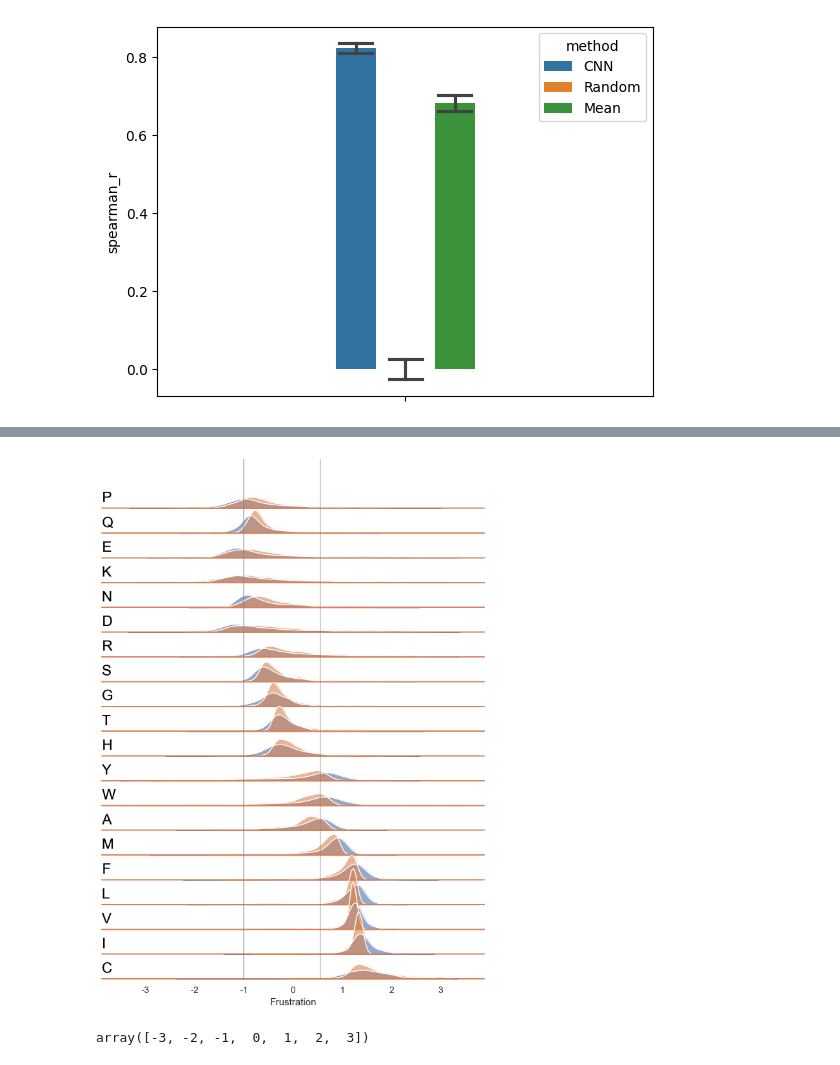
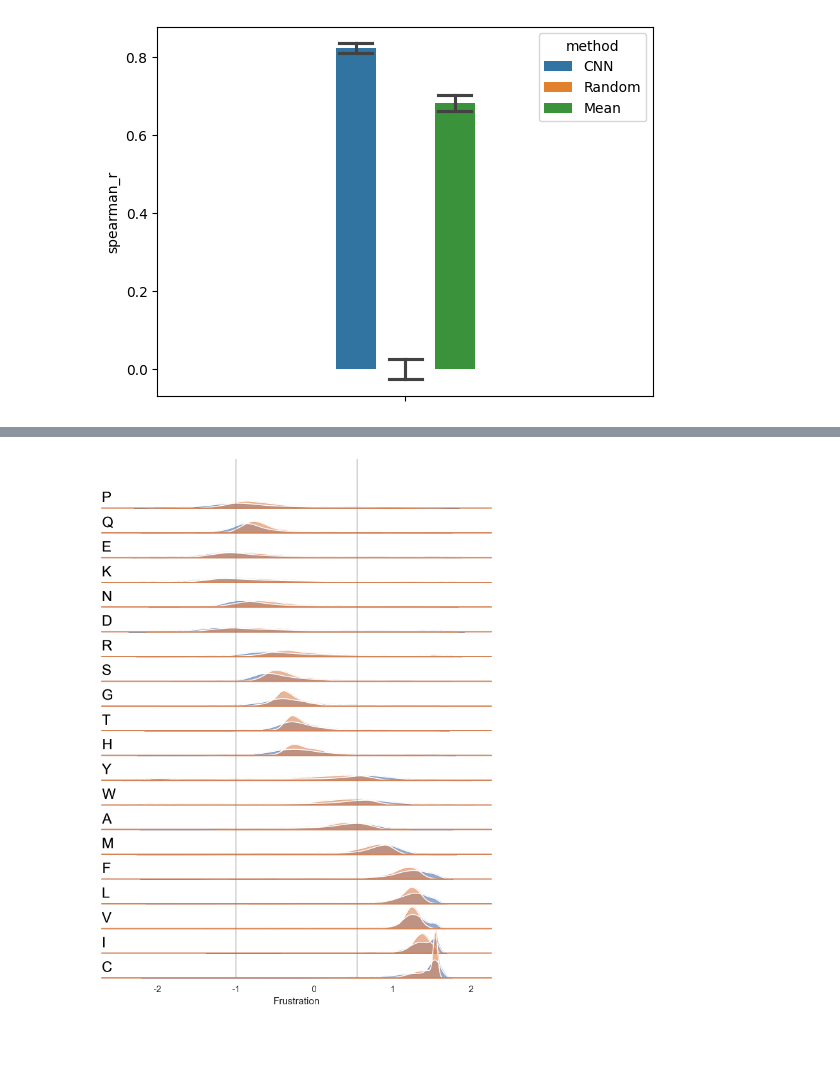
Before and after one commit to leuschjanphilipp/FrustrAI-Seq, a Jupyter notebook: notebooks/ev_mean_predictor.ipynb, the cells around one changed output, grey strips where cells are left out. Cells and saved outputs as stored; diff of their text form; code cells hidden in the pictures.

```diff
--- a/notebooks/ev_mean_predictor.ipynb
+++ b/notebooks/ev_mean_predictor.ipynb
@@ -276,8 +320,8 @@ sns.barplot(data=bootstrap_regr_df, hue="method", y="spearman_r", errorbar=("sd"
 # %%
-res_df = pd.DataFrame({"regr_pred": CNN_test["masked_regr_preds"],
-                       "true_reg": CNN_test["masked_regr_targets"],
-                       "cls_pred": CNN_test["masked_cls_preds"],
-                       "cls_target": CNN_test["masked_cls_targets"],
+res_df = pd.DataFrame({"regr_pred": test_set["masked_regr_preds"],
+                       "true_reg": test_set["masked_regr_targets"],
+                       "cls_pred": test_set["masked_cls_preds"],
+                       "cls_target": test_set["masked_cls_targets"],
                        "residue": masked_residues,
                        "mean_residue_frst": mean_regr_preds,
                        "majority_cls_preds": majority_cls_preds
@@ -405,11 +411,12 @@ reg_dict
 # %%
-sorted_residues = ['P','Q','E','K','N','D','R','S','G','T','H','Y','W','A','M','F','L','V','I','C']
+# custom order
+custom_order = ['P','Q','E','K','N','D','R','S','G','T','H','Y','W','A','M','F','L','V','I','C']
 # %%
 sns.set_theme(style="white", rc={"axes.facecolor": (0, 0, 0, 0)})
 # --- Order residues ---
-residues = ["G", "A", "V", "L", "I", "M", "F", "W", "P", "S",
-            "T", "C", "N", "Q", "Y", "D", "E", "K", "R", "H"]
-residues = sorted_residues
+#residues = ["G", "A", "V", "L", "I", "M", "F", "W", "P", "S",
+#            "T", "C", "N", "Q", "Y", "D", "E", "K", "R", "H"]
+residues = custom_order
 # --- Add an ordering column so FacetGrid keeps your order ---
 res_df_sub["residue"] = pd.Categorical(res_df_sub["residue"], categories=residues, ordered=True)
 # Melt dataframe so ridgeplot can handle two distributions
@@ -420,6 +427,6 @@ df_melt = res_df_sub.melt(
     value_name="frustration",
 )
 # %%
-df_melt["frustration"] = df_melt["frustration"].clip(-3, 3)
+df_melt["frustration"] = df_melt["frustration"].clip(-2, 1.55)
 df_melt["frustration"].max(), df_melt["frustration"].min()
 # %% [output]
@@ -456,36 +510,32 @@ def label_residue(x, color, label):
         ha="left", va="center",
         fontsize=18, color="black",
         transform=ax.transAxes
     )
 
 g.map(label_residue, "frustration")
 
 # Optional: Add vertical threshold lines & mean lines
 def add_lines(x, color, label):
     ax = plt.gca()
     res = label  # because FacetGrid passes residue as "label"
 
     # thresholds
     ax.axvline(-1, color="gray", linestyle="-", linewidth=0.7)
     ax.axvline(0.55, color="gray", linestyle="-", linewidth=0.7)
 
     # mean true frustration for this residue
     #mean_val = reg_dict[res]["mean"]
     #ax.axvline(mean_val, color="blue", linestyle="--", linewidth=1)
 
 g.map(add_lines, "frustration")
 
 # Formatting
 g.figure.subplots_adjust(hspace=-0.5)
 g.set_titles("")
-g.set(yticks=[], ylabel="", xlabel="Frustration", xticks=np.arange(-3, 4, 1), xticklabels=[-3, -2, -1, 0, 1, 2, 3])
+g.set(yticks=[], ylabel="", xlabel="Frustration", xticks=np.arange(-2, 3, 1), xticklabels=[-2, -1, 0, 1, 2])
 g.despine(bottom=True, left=True)
 g.figure.set_dpi(180)
 
 plt.show()
 # %% [output]
-[figure, old version]
+[figure, new version]
-# %%
-np.arange(-3, 4, 1)
-# %% [output]
-array([-3, -2, -1,  0,  1,  2,  3])
```
Also changed, not shown: parts of 33 cells of this notebook, 10 other files.
